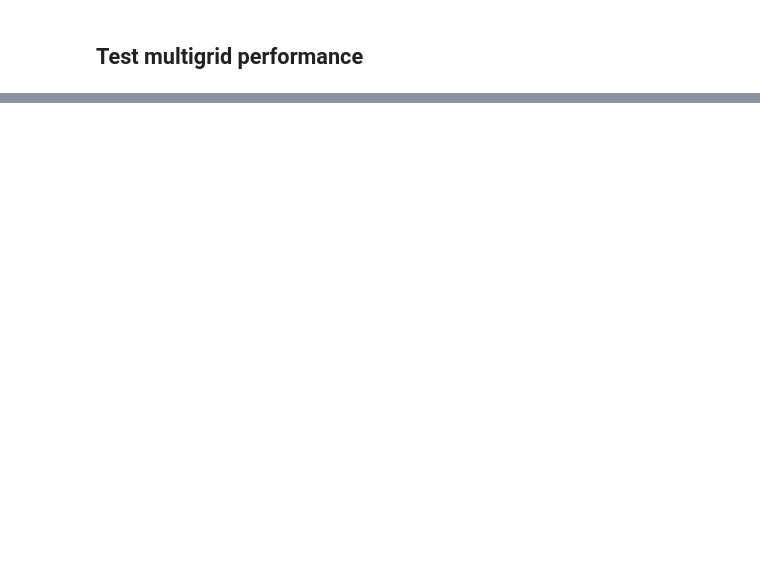
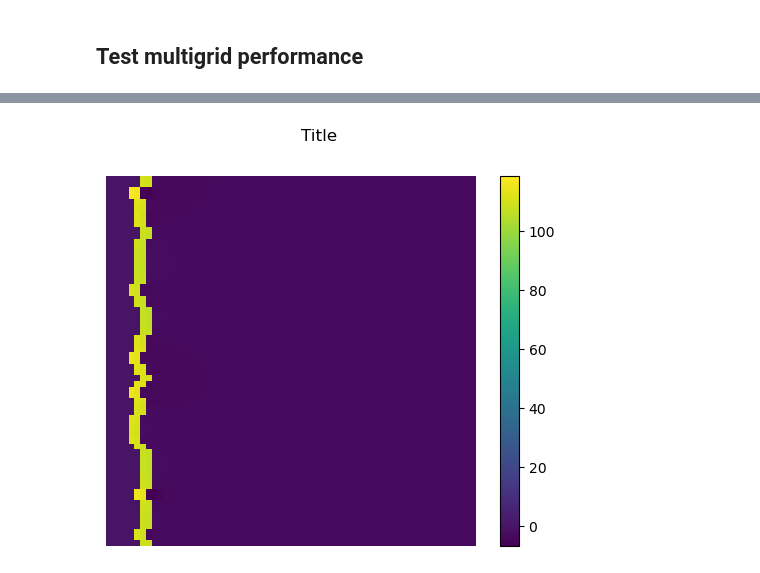
Before and after one commit to ymlasu/MFEA-Net, a Jupyter notebook: MFEANet_thermal_Ti64_test.ipynb, the cells around one changed output, grey strips where cells are left out. Drawn from its saved outputs; the diff is of its cells as text; code cells hidden in the pictures; blank space fills up the shorter version.

```diff
--- a/MFEANet_thermal_Ti64_test.ipynb
+++ b/MFEANet_thermal_Ti64_test.ipynb
@@ -166,0 +167,7 @@ plot.plot_thermalfield(u_mg_jac[0]-solution_test[0], "Error")
+# %%
+from feanet.derivative import DerivativeNet
+x_derivative = DerivativeNet(1, h)
+flux=x_derivative(u_mg_jac.float(), mask_test, 'x')
+plot.plot_thermalfield(flux[0])
+# %% [output]
+[figure, added]
```
Also changed, not shown: parts of 5 cells of this notebook, 10 other files.
